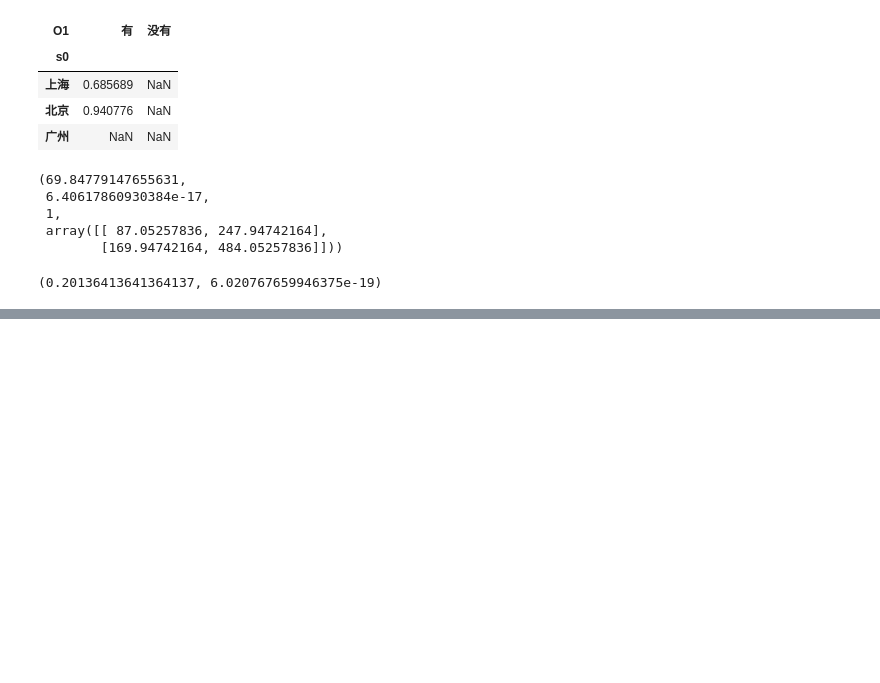
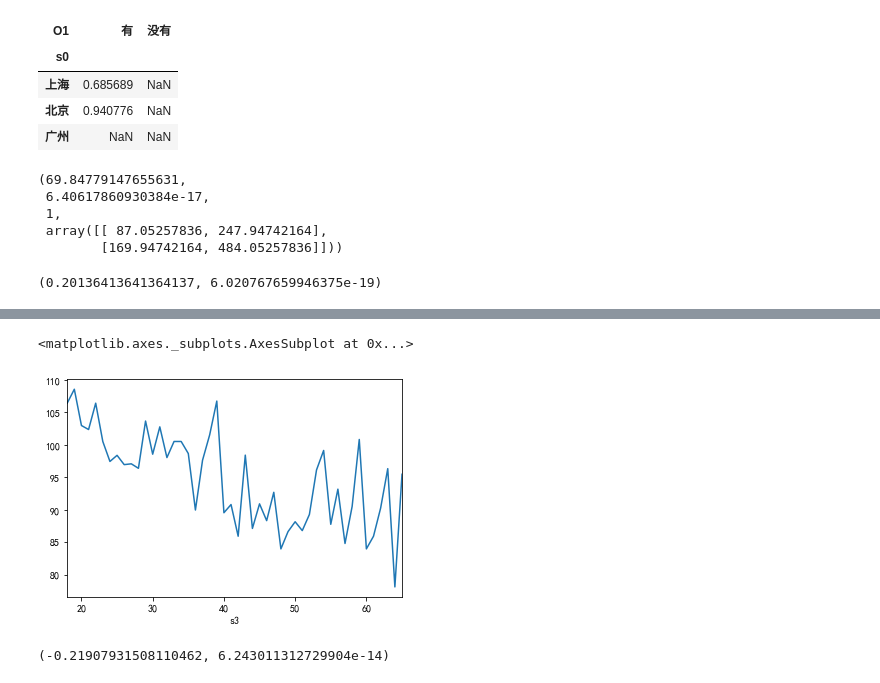
Before and after one commit to IamZY/DataAnalysis, a Jupyter notebook: pandas/Python统计分析.ipynb, the cells around one changed output, grey strips where cells are left out. Drawn from its saved outputs; the diff is of its cells as text; code cells hidden in the pictures; blank space fills up the shorter version.

```diff
--- a/pandas/Python统计分析.ipynb
+++ b/pandas/Python统计分析.ipynb
@@ -581,0 +675,9 @@ ss.fisher_exact(tb1)
+# %%
+ccss.groupby("s3").index1.mean().plot()
+# %% [output]
+<matplotlib.axes._subplots.AxesSubplot at 0x...>
+[figure, added]
+# %%
+ss.pearsonr(ccss.s3,ccss.index1)  # 负相关
+# %% [output]
+(-0.21907931508110462, 6.243011312729904e-14)
```
Also changed, not shown: parts of 45 cells of this notebook.
